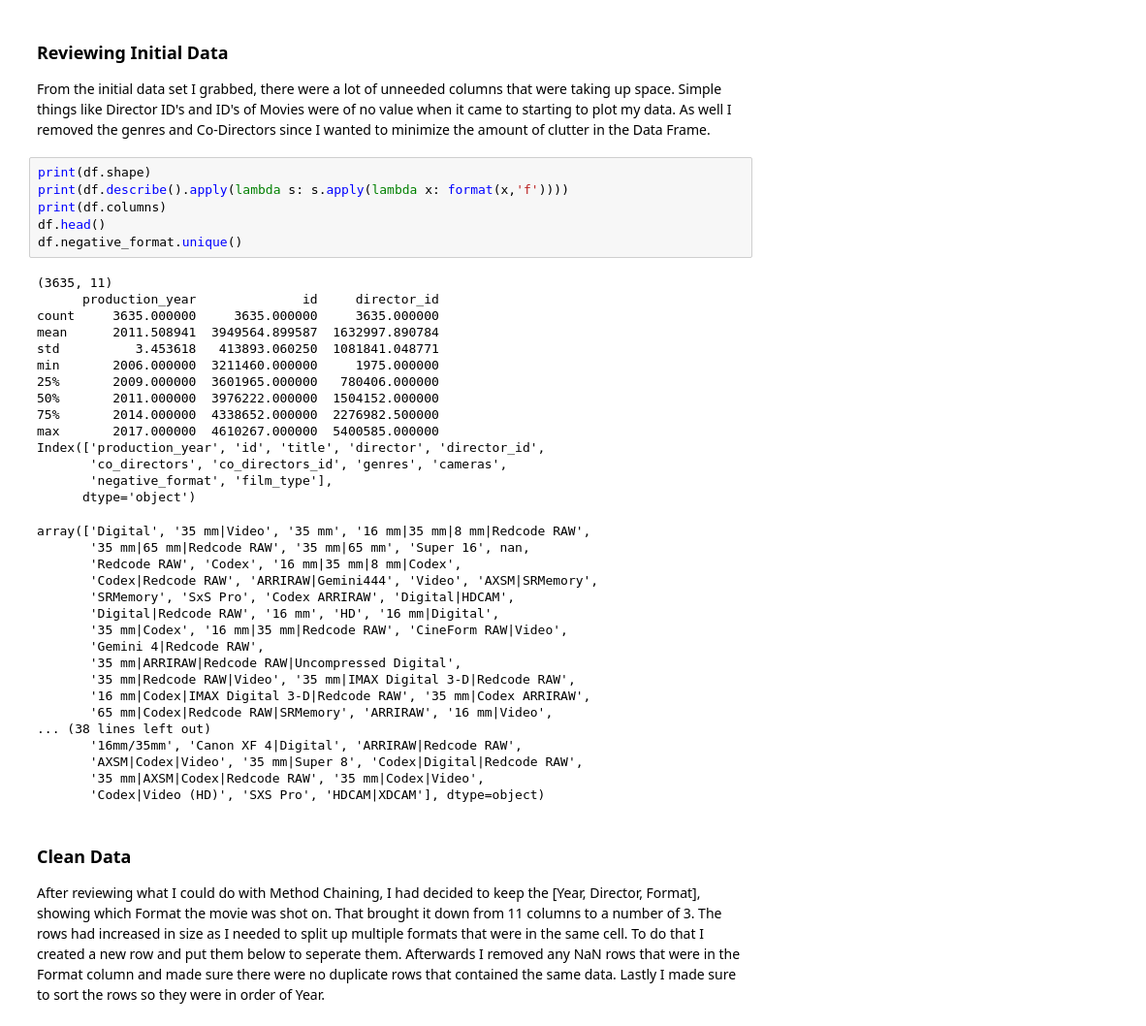
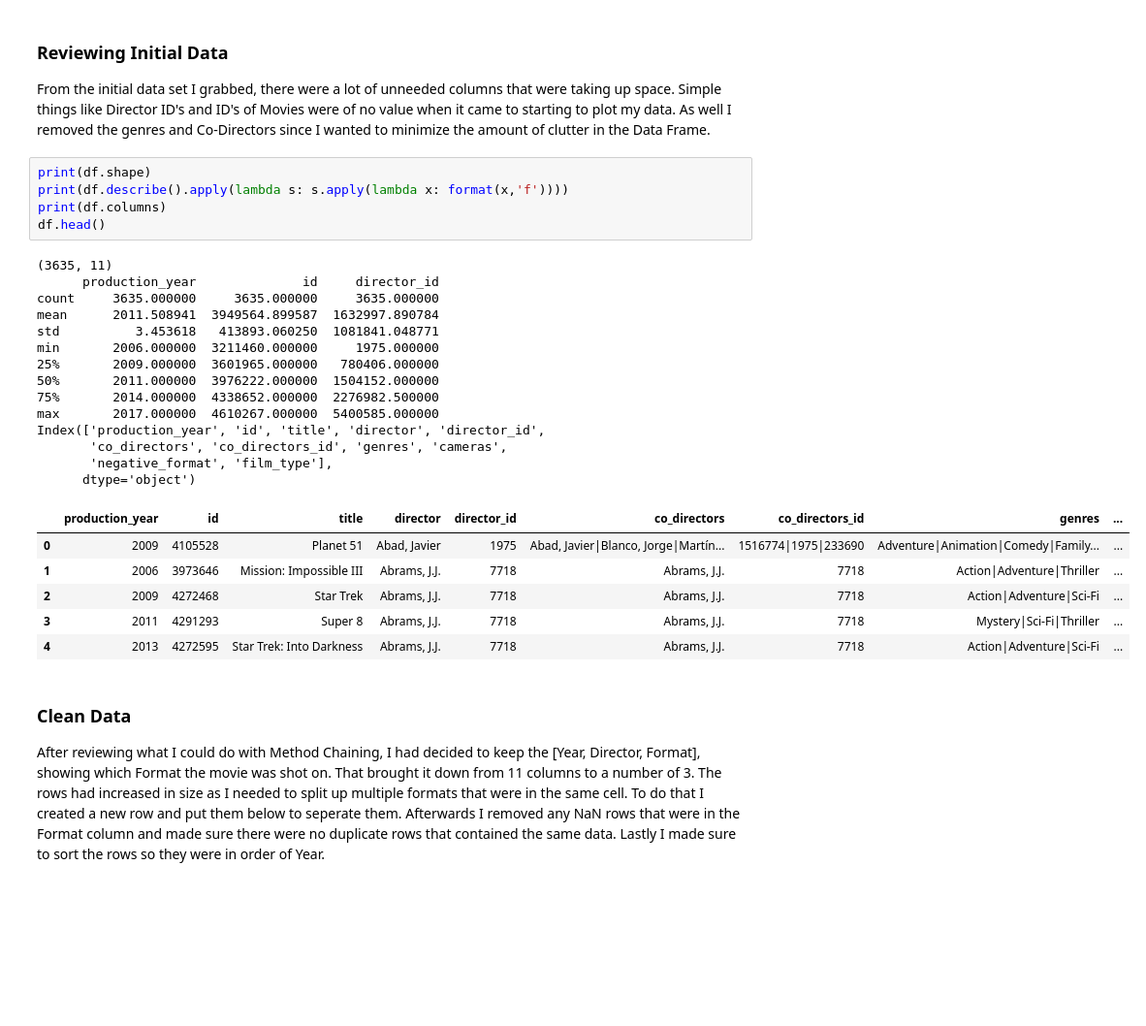
Before and after one commit to ubco-W2022T1-cosc301/project-group16, a Jupyter notebook: notebooks/analysis1.ipynb, the cells around one changed output. Shown at 97% size. Saved outputs shown, nothing was run; the diff lists cells and outputs as text; blank space fills up the shorter version.

```diff
--- a/notebooks/analysis1.ipynb
+++ b/notebooks/analysis1.ipynb
@@ -36,41 +22,29 @@ From the initial data set I grabbed, there were a lot of unneeded columns that w
 # %%
 print(df.shape)
 print(df.describe().apply(lambda s: s.apply(lambda x: format(x,'f'))))
 print(df.columns)
 df.head()
-df.negative_format.unique()
 # %% [output]
 (3635, 11)
       production_year              id     director_id
 count     3635.000000     3635.000000     3635.000000
 mean      2011.508941  3949564.899587  1632997.890784
 std          3.453618   413893.060250  1081841.048771
 min       2006.000000  3211460.000000     1975.000000
 25%       2009.000000  3601965.000000   780406.000000
 50%       2011.000000  3976222.000000  1504152.000000
 75%       2014.000000  4338652.000000  2276982.500000
 max       2017.000000  4610267.000000  5400585.000000
 Index(['production_year', 'id', 'title', 'director', 'director_id',
        'co_directors', 'co_directors_id', 'genres', 'cameras',
        'negative_format', 'film_type'],
       dtype='object')
-array(['Digital', '35 mm|Video', '35 mm', '16 mm|35 mm|8 mm|Redcode RAW',
-       '35 mm|65 mm|Redcode RAW', '35 mm|65 mm', 'Super 16', nan,
-       'Redcode RAW', 'Codex', '16 mm|35 mm|8 mm|Codex',
-       'Codex|Redcode RAW', 'ARRIRAW|Gemini444', 'Video', 'AXSM|SRMemory',
-       'SRMemory', 'SxS Pro', 'Codex ARRIRAW', 'Digital|HDCAM',
-       'Digital|Redcode RAW', '16 mm', 'HD', '16 mm|Digital',
-       '35 mm|Codex', '16 mm|35 mm|Redcode RAW', 'CineForm RAW|Video',
-       'Gemini 4|Redcode RAW',
-       '35 mm|ARRIRAW|Redcode RAW|Uncompressed Digital',
-       '35 mm|Redcode RAW|Video', '35 mm|IMAX Digital 3-D|Redcode RAW',
-       '16 mm|Codex|IMAX Digital 3-D|Redcode RAW', '35 mm|Codex ARRIRAW',
-       '65 mm|Codex|Redcode RAW|SRMemory', 'ARRIRAW', '16 mm|Video',
-... (38 lines left out)
-       '16mm/35mm', 'Canon XF 4|Digital', 'ARRIRAW|Redcode RAW',
-       'AXSM|Codex|Video', '35 mm|Super 8', 'Codex|Digital|Redcode RAW',
-       '35 mm|AXSM|Codex|Redcode RAW', '35 mm|Codex|Video',
-       'Codex|Video (HD)', 'SXS Pro', 'HDCAM|XDCAM'], dtype=object)
+|  | production_year | id | title | director | director_id | co_directors | co_directors_id | genres | ... |
+| 0 | 2009 | 4105528 | Planet 51 | Abad, Javier | 1975 | Abad, Javier|Blanco, Jorge|Martín... | 1516774|1975|233690 | Adventure|Animation|Comedy|Family... | ... |
+| 1 | 2006 | 3973646 | Mission: Impossible III | Abrams, J.J. | 7718 | Abrams, J.J. | 7718 | Action|Adventure|Thriller | ... |
+| 2 | 2009 | 4272468 | Star Trek | Abrams, J.J. | 7718 | Abrams, J.J. | 7718 | Action|Adventure|Sci-Fi | ... |
+| 3 | 2011 | 4291293 | Super 8 | Abrams, J.J. | 7718 | Abrams, J.J. | 7718 | Mystery|Sci-Fi|Thriller | ... |
+| 4 | 2013 | 4272595 | Star Trek: Into Darkness | Abrams, J.J. | 7718 | Abrams, J.J. | 7718 | Action|Adventure|Sci-Fi | ... |
 # %% [markdown]
 ### Clean Data
 After reviewing what I could do with Method Chaining, I had decided to keep the [Year, Director, Format], showing which Format the movie was shot on. That brought it down from 11 columns to a number of 3. The rows had increased in size as I needed to split up multiple formats that were in the same cell. To do that I created a new row and put them below to seperate them. Afterwards I removed any NaN rows that were in the Format column and made sure there were no duplicate rows that contained the same data. Lastly I made sure to sort the rows so they were in order of Year.
```
Also changed, not shown: parts of 10 cells of this notebook, 2 other files.
